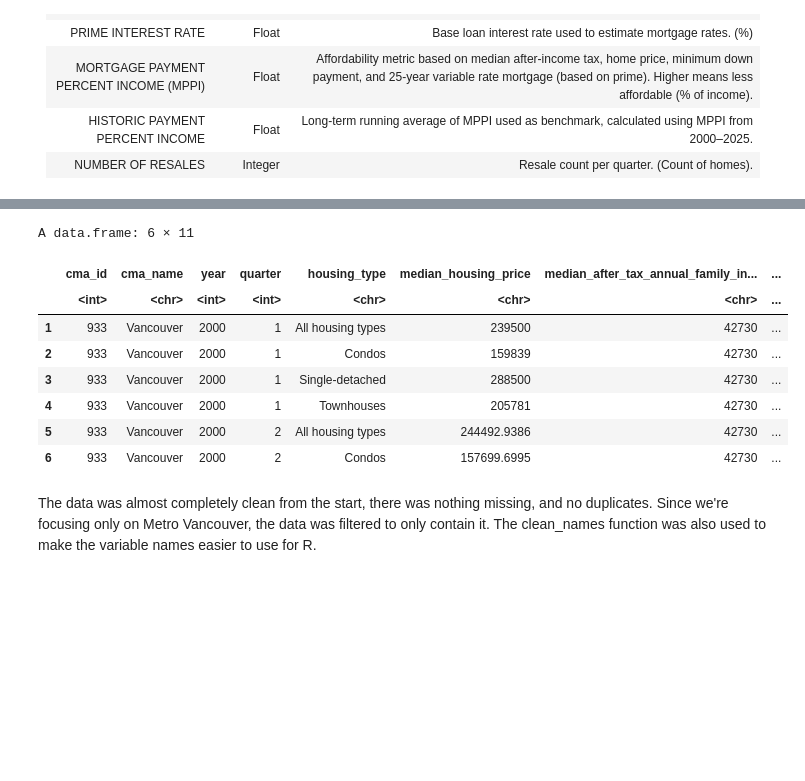
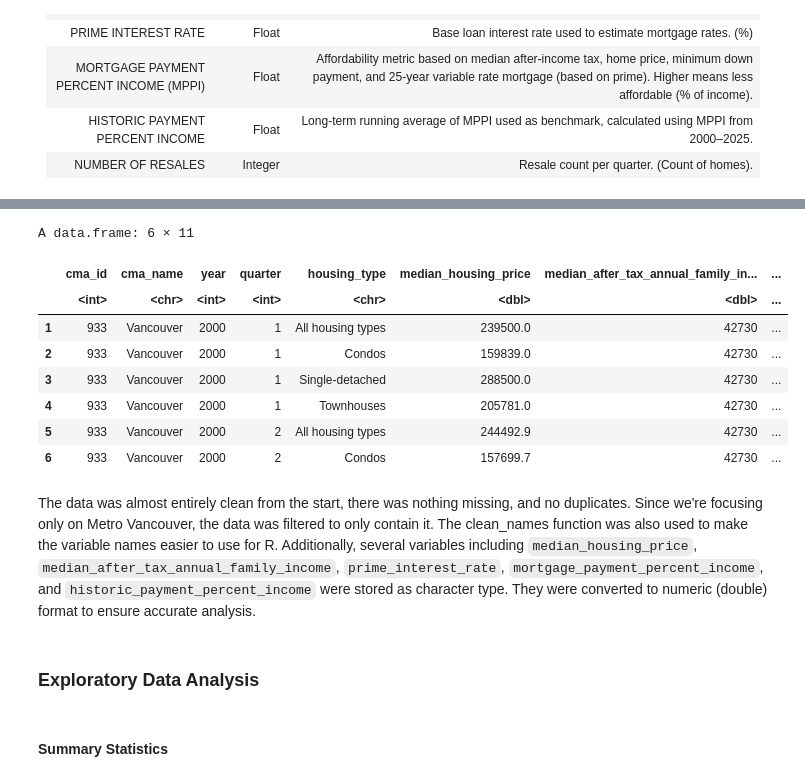
Before and after one commit to Myra05/STAT-306-project, a Jupyter notebook: project_report.ipynb, the cells around one changed output, grey strips where cells are left out. Saved outputs shown, nothing was run; the diff lists cells and outputs as text; code cells hidden in the pictures; blank space fills up the shorter version.

```diff
--- a/project_report.ipynb
+++ b/project_report.ipynb
@@ -63,17 +58,27 @@ A data.frame: 6 × 11
 # %%
 vancouver_data <- data |>
     filter(CMA.NAME == "Vancouver") |>
-    clean_names()
+    clean_names() |>
+    mutate(median_housing_price = as.numeric(median_housing_price),
+           median_after_tax_annual_family_income = as.numeric(median_after_tax_annual_family_income),
+           prime_interest_rate = as.numeric(prime_interest_rate),
+           mortgage_payment_percent_income = as.numeric(mortgage_payment_percent_income),
+           historic_payment_percent_income = as.numeric(historic_payment_percent_income))
+
 head(vancouver_data)
 # %% [output]
 A data.frame: 6 × 11
 |  | cma_id | cma_name | year | quarter | housing_type | median_housing_price | median_after_tax_annual_family_in... | ... |
-|  | <int> | <chr> | <int> | <int> | <chr> | <chr> | <chr> | ... |
-| 1 | 933 | Vancouver | 2000 | 1 | All housing types | 239500 | 42730 | ... |
-| 2 | 933 | Vancouver | 2000 | 1 | Condos | 159839 | 42730 | ... |
-| 3 | 933 | Vancouver | 2000 | 1 | Single-detached | 288500 | 42730 | ... |
-| 4 | 933 | Vancouver | 2000 | 1 | Townhouses | 205781 | 42730 | ... |
-| 5 | 933 | Vancouver | 2000 | 2 | All housing types | 244492.9386 | 42730 | ... |
-| 6 | 933 | Vancouver | 2000 | 2 | Condos | 157699.6995 | 42730 | ... |
+|  | <int> | <chr> | <int> | <int> | <chr> | <dbl> | <dbl> | ... |
+| 1 | 933 | Vancouver | 2000 | 1 | All housing types | 239500.0 | 42730 | ... |
+| 2 | 933 | Vancouver | 2000 | 1 | Condos | 159839.0 | 42730 | ... |
+| 3 | 933 | Vancouver | 2000 | 1 | Single-detached | 288500.0 | 42730 | ... |
+| 4 | 933 | Vancouver | 2000 | 1 | Townhouses | 205781.0 | 42730 | ... |
+| 5 | 933 | Vancouver | 2000 | 2 | All housing types | 244492.9 | 42730 | ... |
+| 6 | 933 | Vancouver | 2000 | 2 | Condos | 157699.7 | 42730 | ... |
 # %% [markdown]
-The data was almost completely clean from the start, there was nothing missing, and no duplicates. Since we're focusing only on Metro Vancouver, the data was filtered to only contain it. The clean_names function was also used to make the variable names easier to use for R.
+The data was almost entirely clean from the start, there was nothing missing, and no duplicates. Since we're focusing only on Metro Vancouver, the data was filtered to only contain it. The clean_names function was also used to make the variable names easier to use for R. Additionally, several variables including `median_housing_price`, `median_after_tax_annual_family_income`, `prime_interest_rate`, `mortgage_payment_percent_income`, and `historic_payment_percent_income` were stored as character type. They were converted to numeric (double) format to ensure accurate analysis.
+# %% [markdown]
+### Exploratory Data Analysis
+# %% [markdown]
+#### Summary Statistics
```
Also changed, not shown: parts of 10 cells of this notebook.
